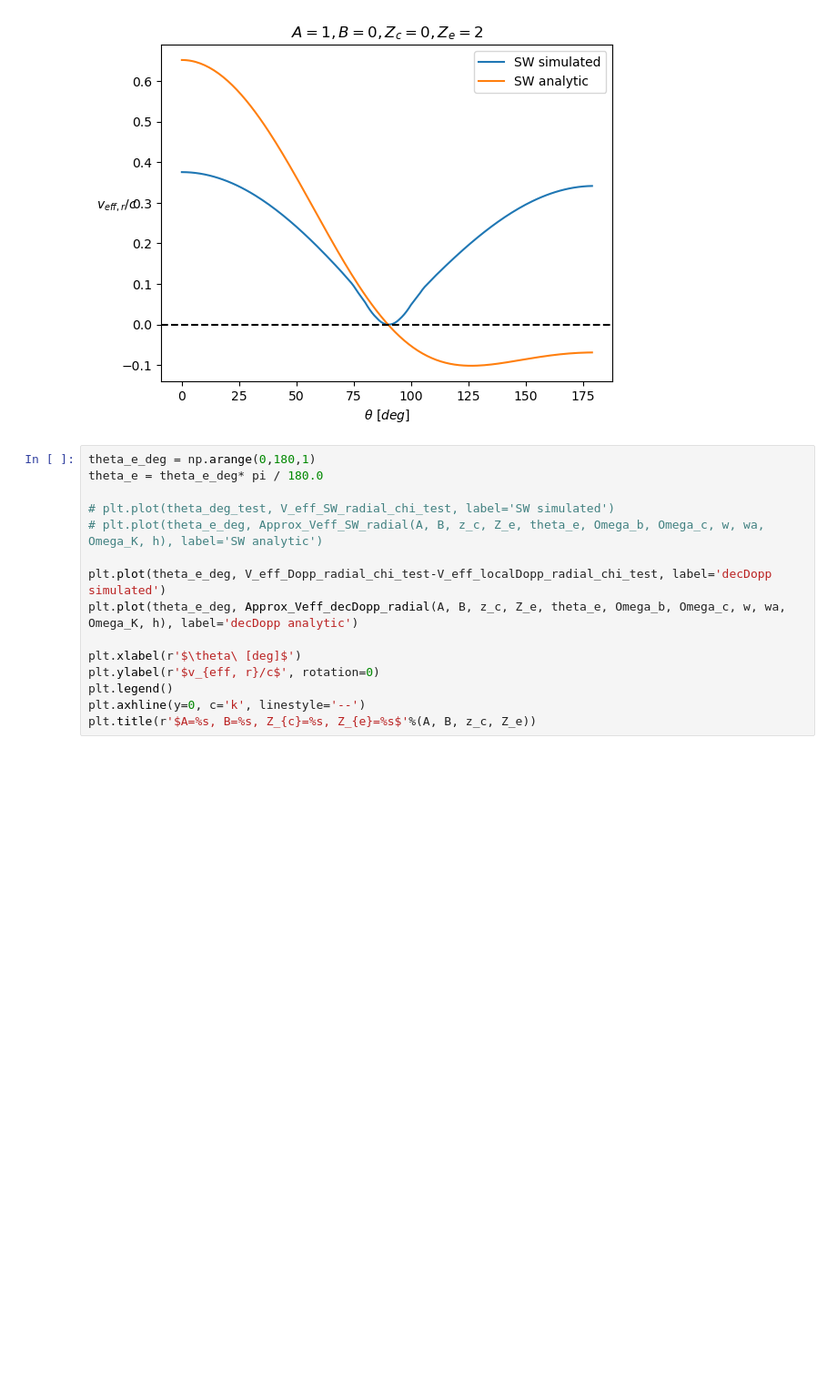
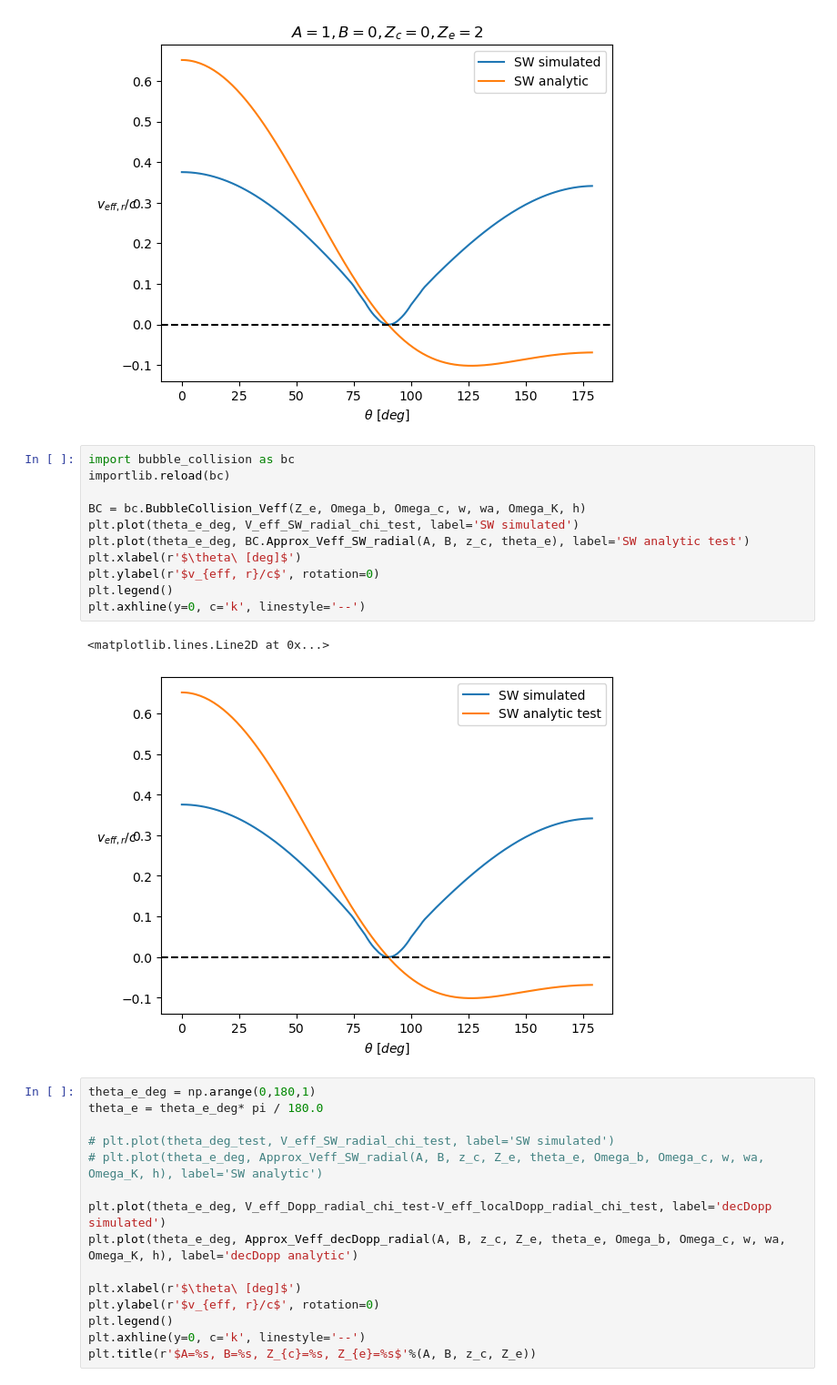
Before and after one commit to catketchup/ReCCO, a Jupyter notebook: code/Pylian_test.ipynb, the cells around one changed output. Shown at 91% size. Saved outputs shown, nothing was run; the diff lists cells and outputs as text; blank space fills up the shorter version.

```diff
--- a/code/Pylian_test.ipynb
+++ b/code/Pylian_test.ipynb
@@ -941,6 +943,20 @@ plt.title(r'$A=%s, B=%s, Z_{c}=%s, Z_{e}=%s$'%(A, B, z_c, Z_e))
 # %% [output]
 Text(0.5, 1.0, '$A=1, B=0, Z_{c}=0, Z_{e}=2$')
 [figure]
+# %%
+import bubble_collision as bc
+importlib.reload(bc)
+
+BC = bc.BubbleCollision_Veff(Z_e, Omega_b, Omega_c, w, wa, Omega_K, h)
+plt.plot(theta_e_deg, V_eff_SW_radial_chi_test, label='SW simulated')
+plt.plot(theta_e_deg, BC.Approx_Veff_SW_radial(A, B, z_c, theta_e), label='SW analytic test')
+plt.xlabel(r'$\theta\ [deg]$')
+plt.ylabel(r'$v_{eff, r}/c$', rotation=0)
+plt.legend()
+plt.axhline(y=0, c='k', linestyle='--')
+# %% [output]
+<matplotlib.lines.Line2D at 0x...>
+[figure, added]
 # %%
 theta_e_deg = np.arange(0,180,1)
 theta_e = theta_e_deg* pi / 180.0
```
Also changed, not shown: parts of 14 cells of this notebook, 3 other files.
